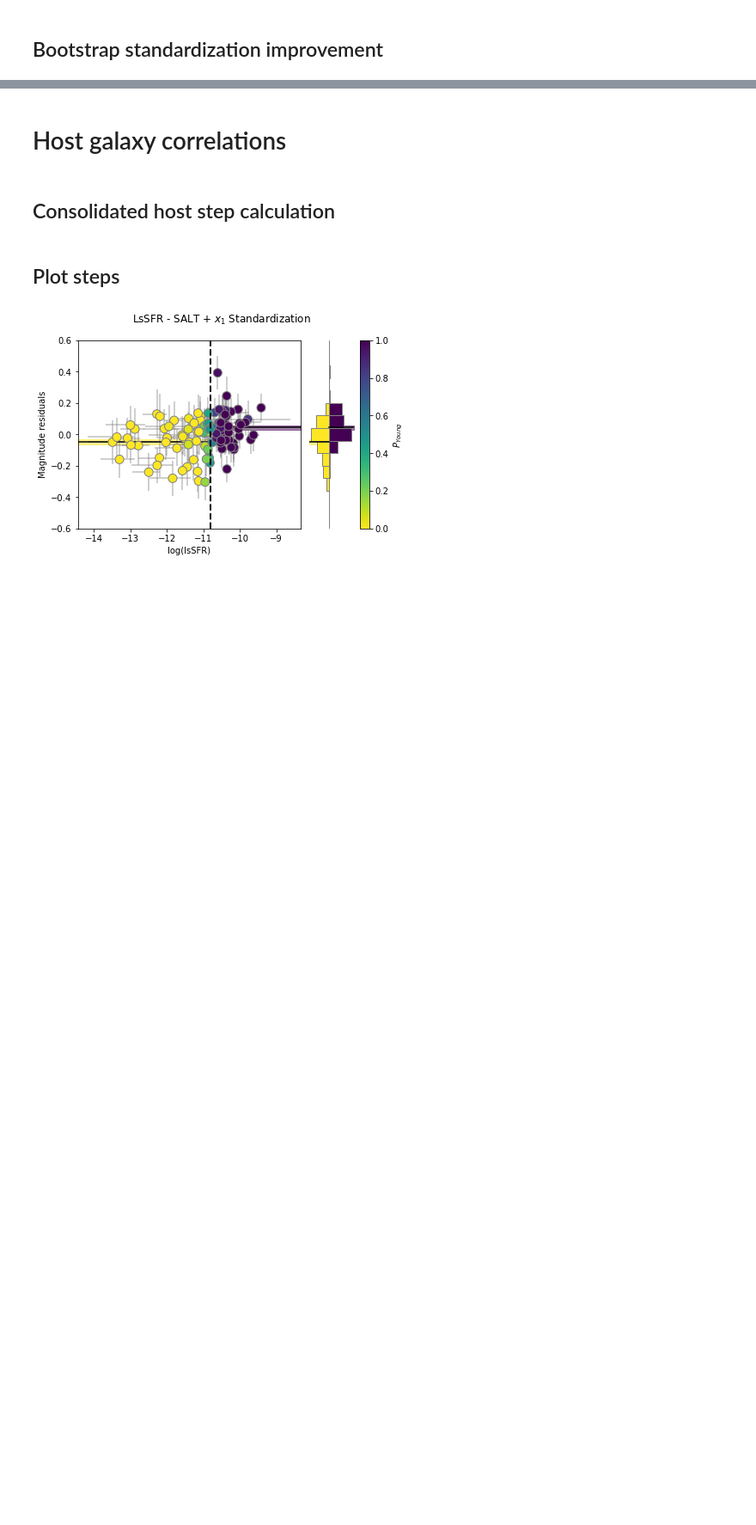
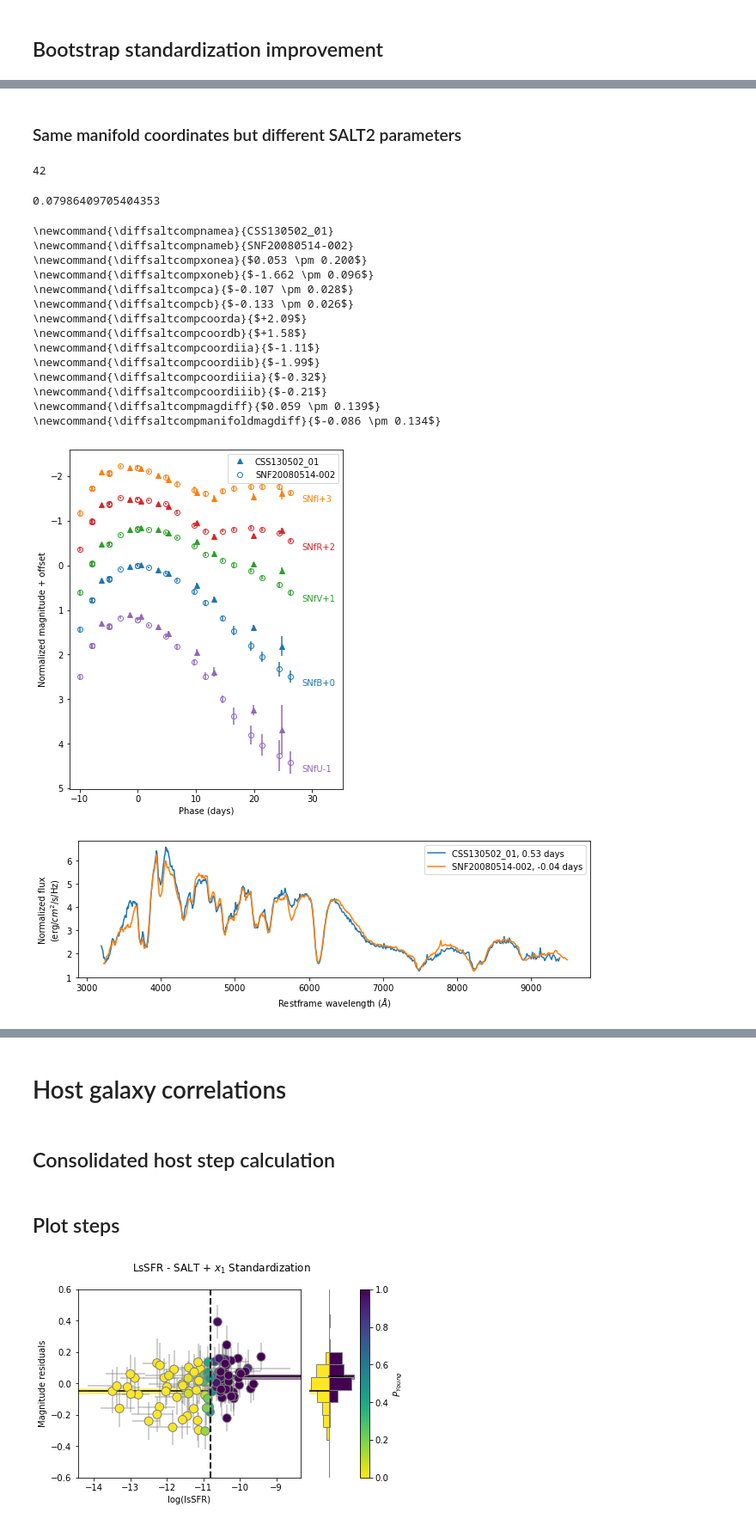
Before and after one commit to snfactory/twins_embedding, a Jupyter notebook: standardization_plots.ipynb, the cells around one changed output, grey strips where cells are left out. Shown at 86% size. Saved outputs shown, nothing was run; the diff lists cells and outputs as text; code cells hidden in the pictures; blank space fills up the shorter version.

```diff
--- a/standardization_plots.ipynb
+++ b/standardization_plots.ipynb
@@ -682,24 +703,0 @@ WARNING: Filter with edges 7607, 9200 is not contained within the spectrum (boun
-# %%
-def plot_spec(ax, target):
-    spec = target.get_nearest_spectrum(0)
-    spec = spec.bin_by_velocity(500, min_wave=spec.wave[0], max_wave=spec.wave[-1])
-
-    ref_mag = target.salt_fit['fitted_model'].source_peakmag('snfb', 'ab')
-
-    label = '%s, %.2f days' % (a.iau_name_map.get(target.name, target.name), spec.phase)
-
-    scale = 10**(+0.4*(ref_mag - 15))
-
-    ax.plot(spec.wave, spec.flux * scale * spec.wave**2 / 5000.**2, label=label)
-
-fig, ax = plt.subplots(figsize=a.settings['spectrum_plot_figsize'])
-
-plot_spec(ax, t1)
-plot_spec(ax, t2)
-
-ax.set_xlabel('Restframe wavelength ($\AA$)')
-ax.set_ylabel('Normalized flux\n(erg/$cm^2$/s/Hz)')
-
-ax.legend()
-
-a.savefig('same_salt_spectra.pdf')
@@ -756,0 +788,2 @@ with a.latex_open('salt_comparison.tex') as f:
+# %% [markdown]
+### Same manifold coordinates but different SALT2 parameters
@@ -756,0 +792,46 @@ with a.latex_open('salt_comparison.tex') as f:
+# %%
+len(zz[0])
+# %% [output]
+42
+# %%
+np.std(a.residuals_rbtl_gp.residuals[mask][zz[0]] - a.residuals_rbtl_gp.residuals[mask][zz[1]]) / np.sqrt(2)
+# %% [output]
+0.07986409705404353
+# %%
+# Same manifold coordinates but different SALT2 parameters
+sn_1 = 'CSS130502_01'
+sn_2 = 'SNF20080514-002'
+
+t1, t2, idx_1, idx_2 = compare_targets(sn_1, sn_2, 'diff_salt', 'diffsaltcomp', 0., bin_velocity=500)
+
+# Spectra comparison plot
+fig, ax = plt.subplots(2, 1, figsize=a.settings['spectrum_plot_figsize_double'], sharex=True)
+plot_spec(ax[0], t1, offset=0)
+plot_spec(ax[0], t2, offset=0)
+plot_spec(ax[1], t1, offset=20)
+plot_spec(ax[1], t2, offset=20)
+ax[1].set_xlabel('Restframe wavelength ($\AA$)')
+ax[0].set_ylabel('Normalized flux\n(erg/$cm^2$/s/Hz)')
+ax[1].set_ylabel('Normalized flux\n(erg/$cm^2$/s/Hz)')
+ax[0].legend()
+ax[1].legend(loc=1)
+ax[0].set_ylim(0, None)
+ax[1].set_ylim(0, 3.)
+a.savefig(f'diff_salt_spectra_comparison.pdf')
+# %% [output]
+\newcommand{\diffsaltcompnamea}{CSS130502_01}
+\newcommand{\diffsaltcompnameb}{SNF20080514-002}
+\newcommand{\diffsaltcompxonea}{$0.053 \pm 0.200$}
+\newcommand{\diffsaltcompxoneb}{$-1.662 \pm 0.096$}
+\newcommand{\diffsaltcompca}{$-0.107 \pm 0.028$}
+\newcommand{\diffsaltcompcb}{$-0.133 \pm 0.026$}
+\newcommand{\diffsaltcompcoorda}{$+2.09$}
+\newcommand{\diffsaltcompcoordb}{$+1.58$}
+\newcommand{\diffsaltcompcoordiia}{$-1.11$}
+\newcommand{\diffsaltcompcoordiib}{$-1.99$}
+\newcommand{\diffsaltcompcoordiiia}{$-0.32$}
+\newcommand{\diffsaltcompcoordiiib}{$-0.21$}
+\newcommand{\diffsaltcompmagdiff}{$0.059 \pm 0.139$}
+\newcommand{\diffsaltcompmanifoldmagdiff}{$-0.086 \pm 0.134$}
+[figure, added]
+[figure, added]
```
Also changed, not shown: parts of 26 cells of this notebook, 2 other files.
